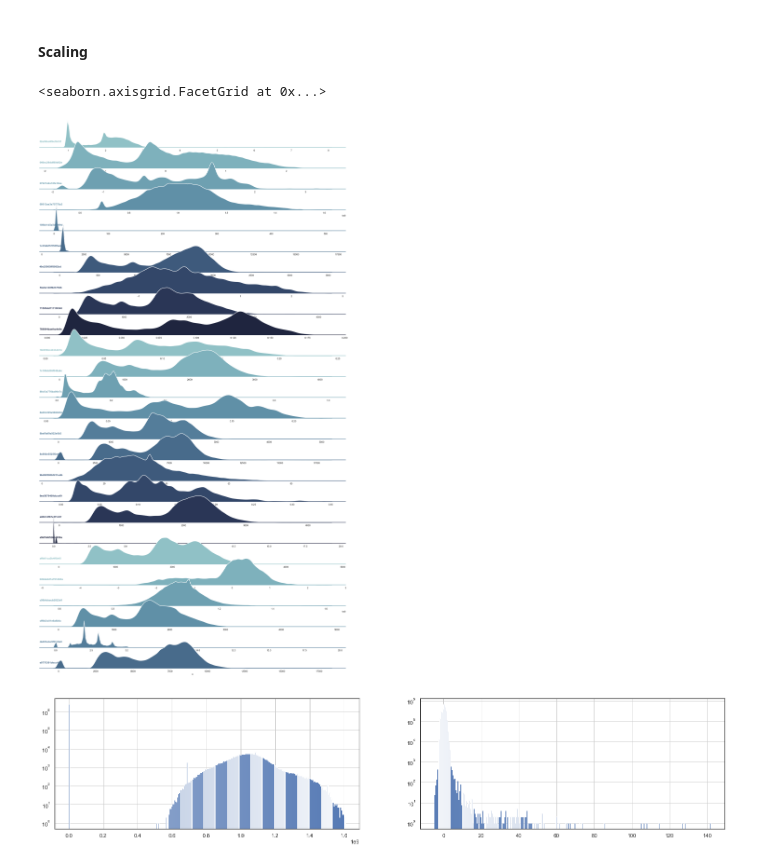
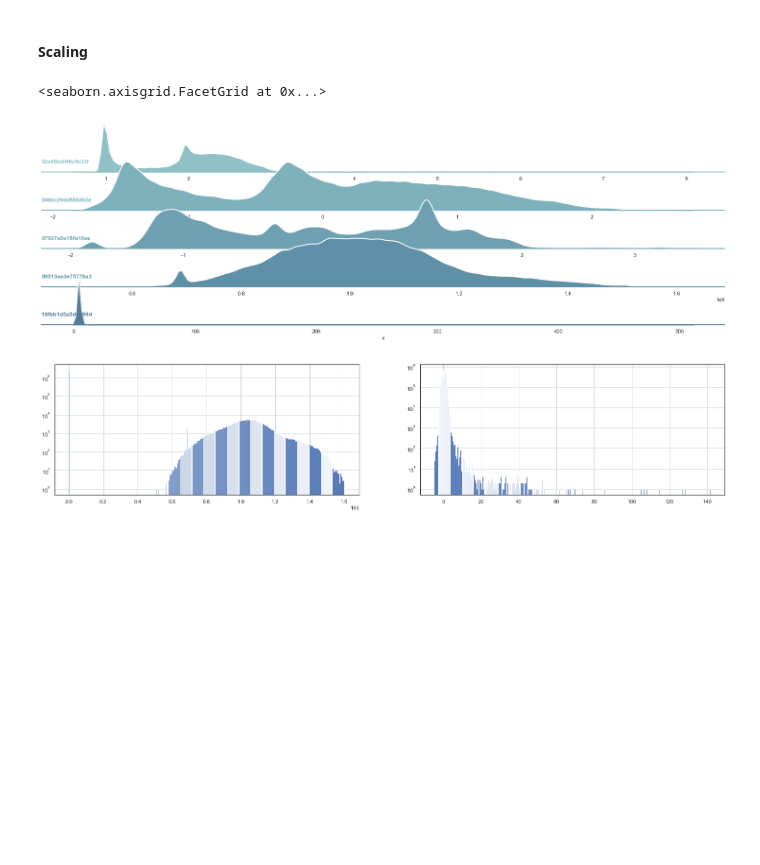
Before and after one commit to Cyprien-Ricque/kpi-anomaly-detection, a Jupyter notebook: preprocessing.ipynb, the cells around one changed output. Drawn from its saved outputs; the diff is of its cells as text; code cells hidden in the pictures; blank space fills up the shorter version.

```diff
--- a/preprocessing.ipynb
+++ b/preprocessing.ipynb
@@ -140,11 +137,12 @@ data = df_train.copy()
 # %%
-# from https://seaborn.pydata.org/examples/kde_ridgeplot.html
+nb_of_kpi = 5
+f = df_train.kpi_id.isin(df_train.kpi_id.unique()[:nb_of_kpi])
 
 sns.set_theme(style="white", rc={"axes.facecolor": (0, 0, 0, 0)})
 
 # Create the data
-x = data.value
-id = data.kpi_id
+x = df_train[f].value
+id = df_train[f].kpi_id
 df = pd.DataFrame(dict(x=x, id=id))
 
 # Initialize the FacetGrid object
@@ -152,34 +150,34 @@ pal = sns.cubehelix_palette(10, rot=-.25, light=.7)
 g = sns.FacetGrid(df, row="id", hue="id", aspect=15, height=1.4, palette=pal, sharex=False, sharey=False)
 
 # Draw the densities in a few steps
 g.map(sns.kdeplot, "x",
       bw_adjust=.5, clip_on=False,
       fill=True, alpha=1, linewidth=1.5)
 g.map(sns.kdeplot, "x", clip_on=False, color="w", lw=2, bw_adjust=.5)
 
 # passing color=None to refline() uses the hue mapping
 g.refline(y=0, linewidth=2, linestyle="-", color=None, clip_on=False)
 
 
 # Define and use a simple function to label the plot in axes coordinates
 def label(x, color, label):
     ax = plt.gca()
     ax.text(0, .2, label, fontweight="bold", color=color,
             ha="left", va="center", transform=ax.transAxes)
 
 
 g.map(label, "x")
 
 # Set the subplots to overlap
 g.figure.subplots_adjust(hspace=-.25)
 
 # Remove axes details that don't play well with overlap
 g.set_titles("")
 g.set(yticks=[], ylabel="")
 g.despine(bottom=True, left=True)
 # %% [output]
 <seaborn.axisgrid.FacetGrid at 0x...>
-[figure, old version]
+[figure, new version]
 # %%
 from sklearn.preprocessing import StandardScaler
 
```
Also changed, not shown: parts of 3 cells of this notebook, 1 other file.
